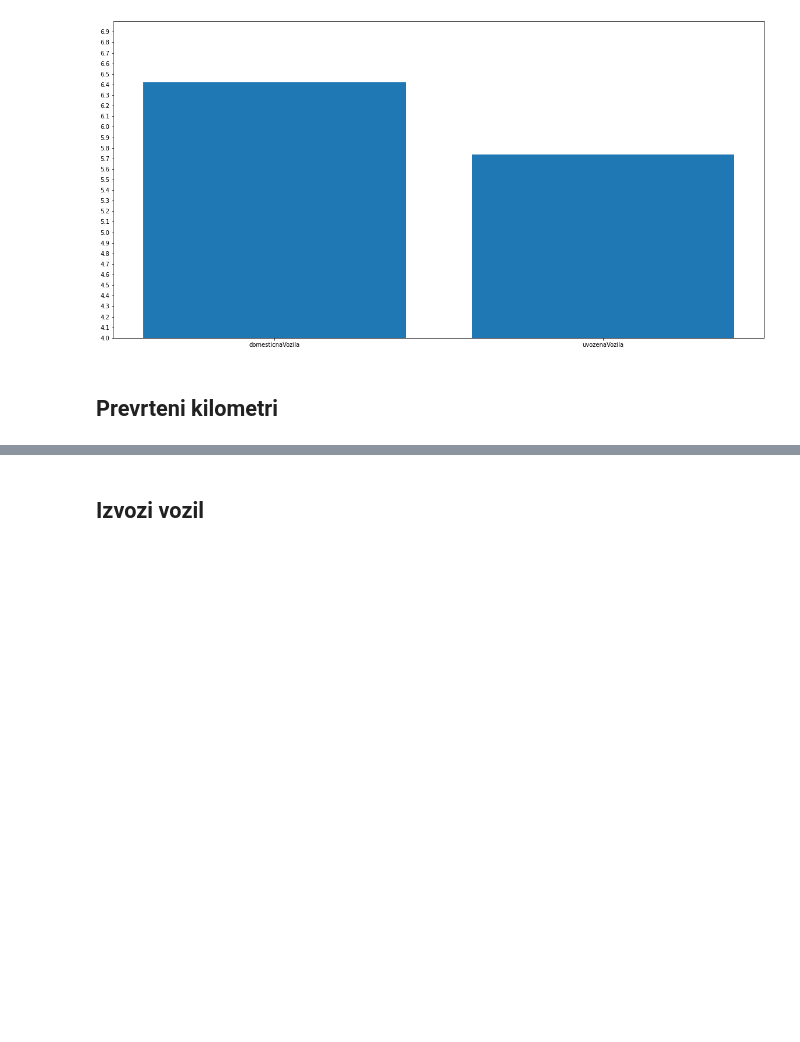
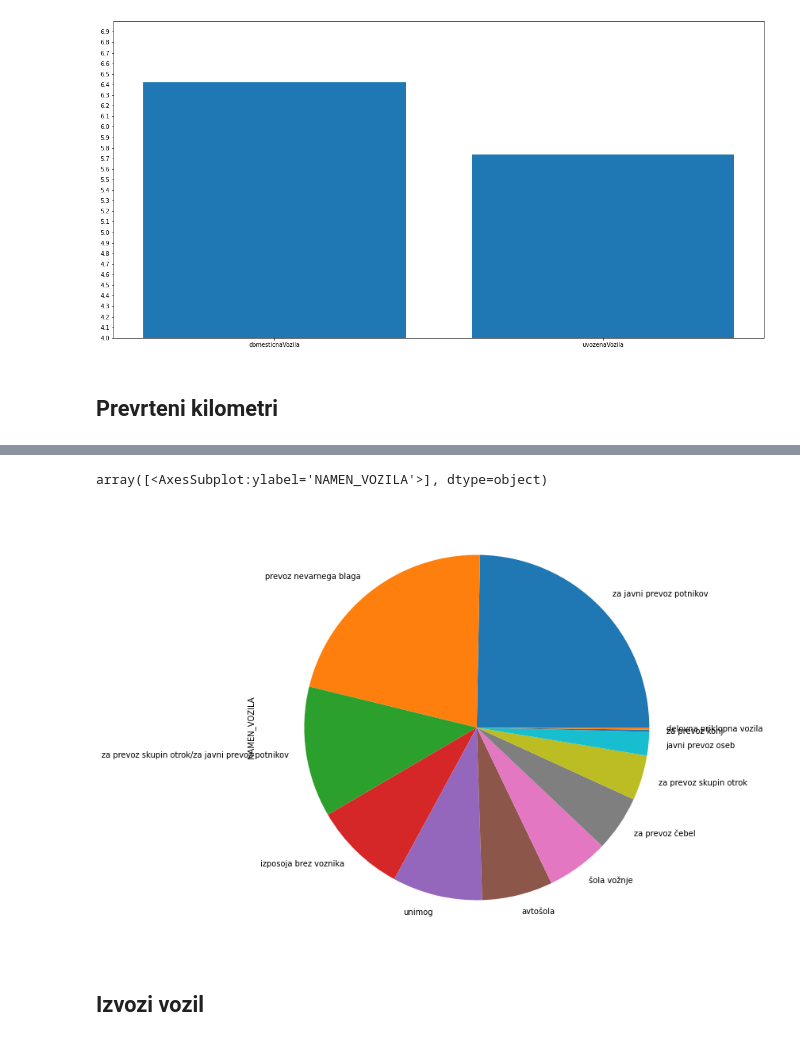
Before and after one commit to AnzeSavli/PR21aatj, a Jupyter notebook: report.ipynb, the cells around one changed output, grey strips where cells are left out. Cells and saved outputs as stored; diff of their text form; code cells hidden in the pictures; blank space fills up the shorter version.

```diff
--- a/report.ipynb
+++ b/report.ipynb
@@ -321,3 +314,8 @@ prevrteni
+# %%
+uniqVsi["NAMEN_VOZILA"].value_counts(normalize=True)[:20].plot.pie(subplots=True)
+# %% [output]
+array([<AxesSubplot:ylabel='NAMEN_VOZILA'>], dtype=object)
+[figure, added]
 # %% [markdown]
 ## Izvozi vozil
 # %%
```
Also changed, not shown: parts of 9 cells of this notebook.
